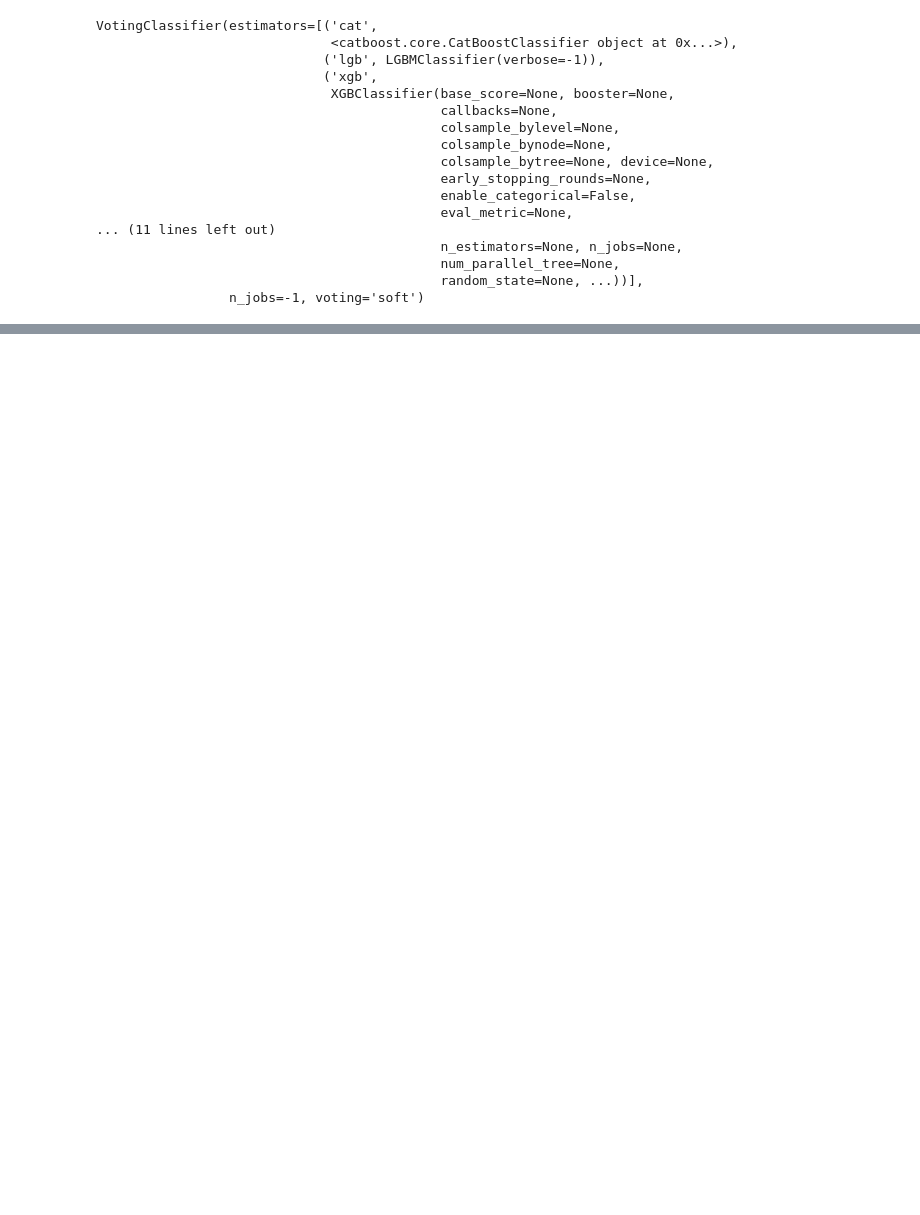
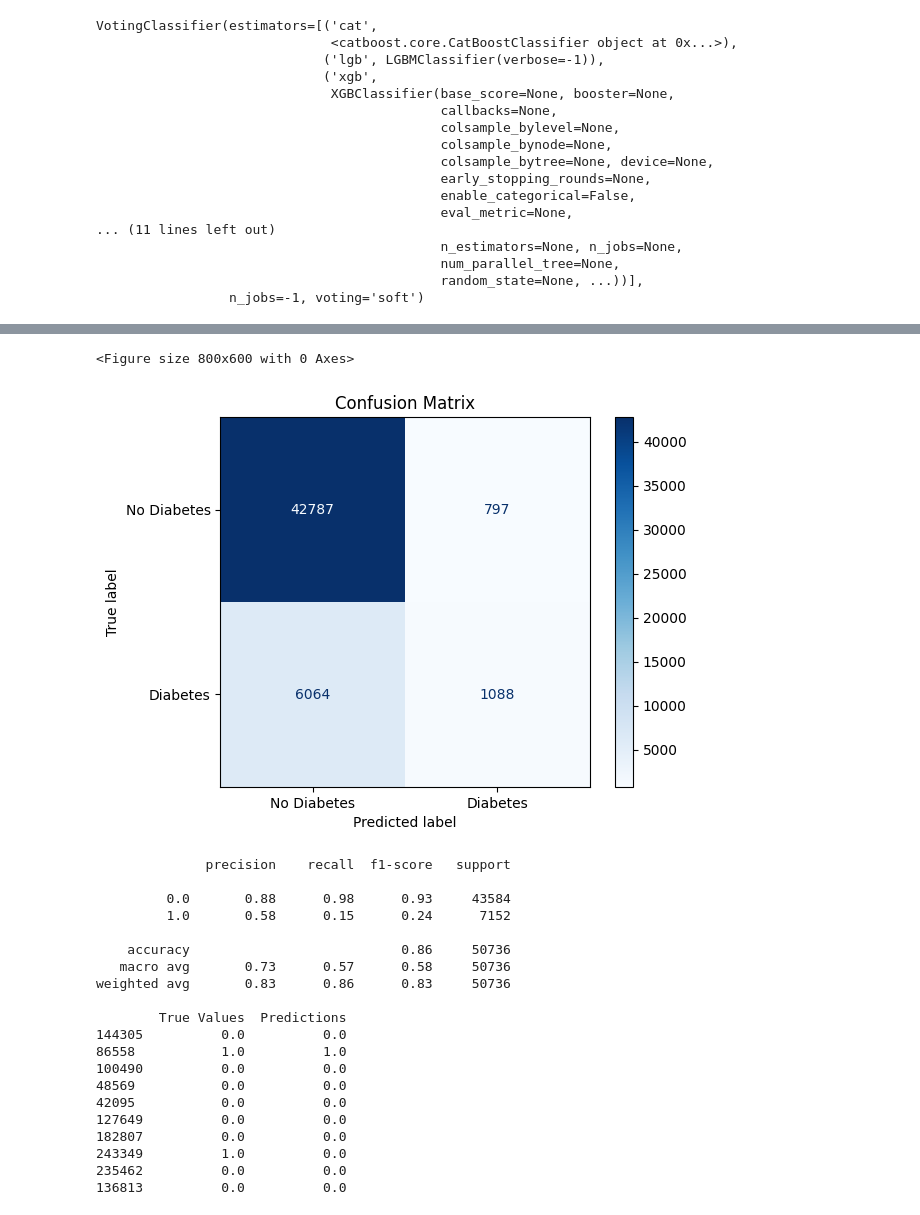
Before and after one commit to VeronikaKolimova/Diabetes_coursework, a Jupyter notebook: prediction_model.ipynb, the cells around one changed output, grey strips where cells are left out. Drawn from its saved outputs; the diff is of its cells as text; code cells hidden in the pictures; blank space fills up the shorter version.

```diff
--- a/prediction_model.ipynb
+++ b/prediction_model.ipynb
@@ -70,0 +86,63 @@ plt.show()
+# %%
+%matplotlib inline
+import matplotlib.pyplot as plt
+from sklearn.metrics import confusion_matrix, ConfusionMatrixDisplay, classification_report
+
+# Получение предсказаний
+y_pred = clf.predict(X_test)
+
+# Функция для визуализации матрицы ошибок
+def plot_confusion_matrix(y_true, y_pred, class_names):
+    """
+    Функция для визуализации матрицы ошибок.
+
+    :param y_true: Истинные значения
+    :param y_pred: Предсказанные значения
+    :param class_names: Названия классов
+    """
+    cm = confusion_matrix(y_true, y_pred)
+    disp = ConfusionMatrixDisplay(confusion_matrix=cm, display_labels=class_names)
+
+    plt.figure(figsize=(8, 6))
+    disp.plot(cmap=plt.cm.Blues)
+    plt.title('Confusion Matrix')
+    plt.show()
+
+# Визуализация матрицы ошибок
+class_names = ['No Diabetes', 'Diabetes']
+plot_confusion_matrix(y_test, y_pred, class_names)
+
+# Вывод отчета о классификации
+print(classification_report(y_test, y_pred))
+
+# Вывод предсказаний
+results_df = pd.DataFrame({
+    'True Values': y_test,
+    'Predictions': y_pred
+})
+
+# Показать первые 10 строк
+print(results_df.head(10))
+# %% [output]
+<Figure size 800x600 with 0 Axes>
+[figure, added]
+              precision    recall  f1-score   support
+
+         0.0       0.88      0.98      0.93     43584
+         1.0       0.58      0.15      0.24      7152
+
+    accuracy                           0.86     50736
+   macro avg       0.73      0.57      0.58     50736
+weighted avg       0.83      0.86      0.83     50736
+
+        True Values  Predictions
+144305          0.0          0.0
+86558           1.0          1.0
+100490          0.0          0.0
+48569           0.0          0.0
+42095           0.0          0.0
+127649          0.0          0.0
+182807          0.0          0.0
+243349          1.0          0.0
+235462          0.0          0.0
+136813          0.0          0.0
```
Also changed, not shown: parts of 6 cells of this notebook, 6 other files.
